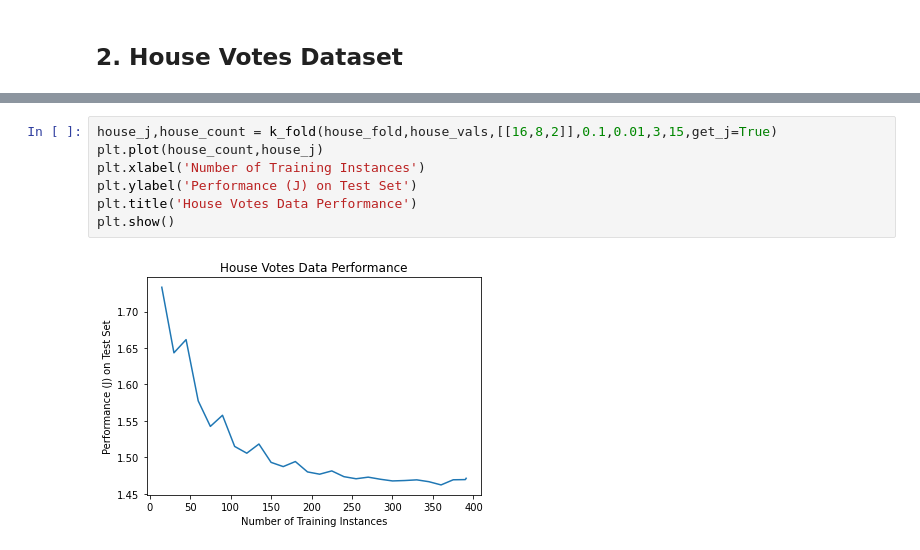
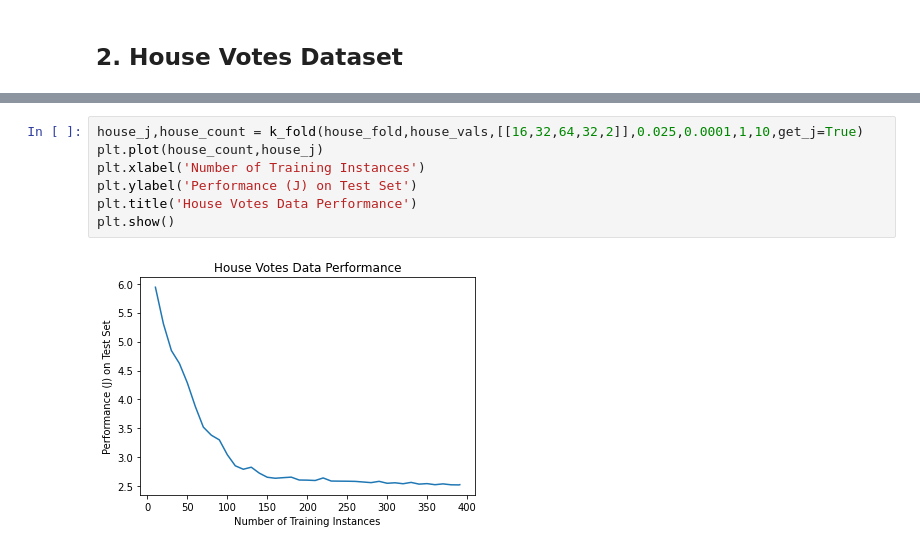
Before and after one commit to Andrei-Treil/CS589-Neural-Net, a Jupyter notebook: hw4.ipynb, the cells around one changed output, grey strips where cells are left out. Saved outputs shown, nothing was run; the diff lists cells and outputs as text.

```diff
--- a/hw4.ipynb
+++ b/hw4.ipynb
@@ -463,9 +516,9 @@ lamb = 0.1 eps = 0.001 alpha = 5 batch_size = 1
 # %%
-house_j,house_count = k_fold(house_fold,house_vals,[[16,8,2]],0.1,0.01,3,15,get_j=True)
+house_j,house_count = k_fold(house_fold,house_vals,[[16,32,64,32,2]],0.025,0.0001,1,10,get_j=True)
 plt.plot(house_count,house_j)
 plt.xlabel('Number of Training Instances')
 plt.ylabel('Performance (J) on Test Set')
 plt.title('House Votes Data Performance')
 plt.show()
 # %% [output]
-[figure, old version]
+[figure, new version]
```
Also changed, not shown: parts of 13 cells of this notebook.
